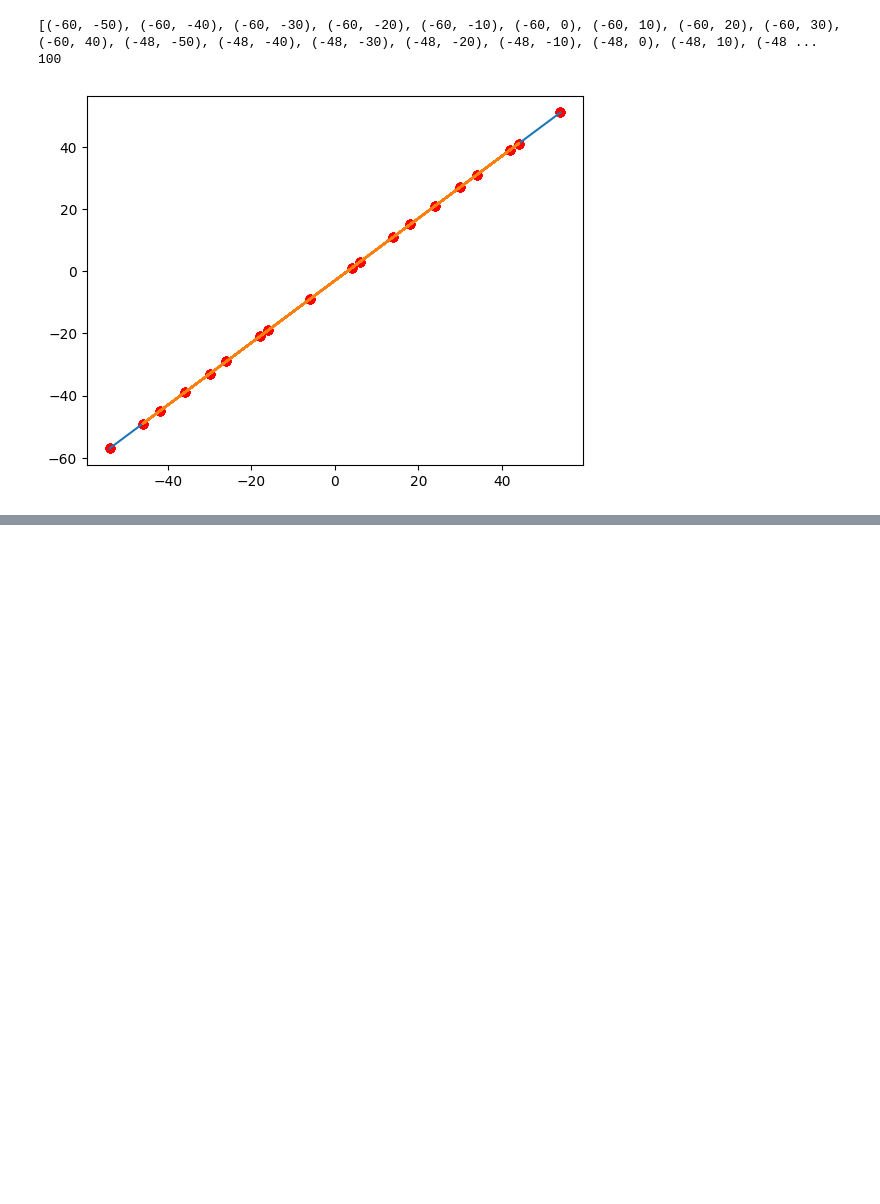
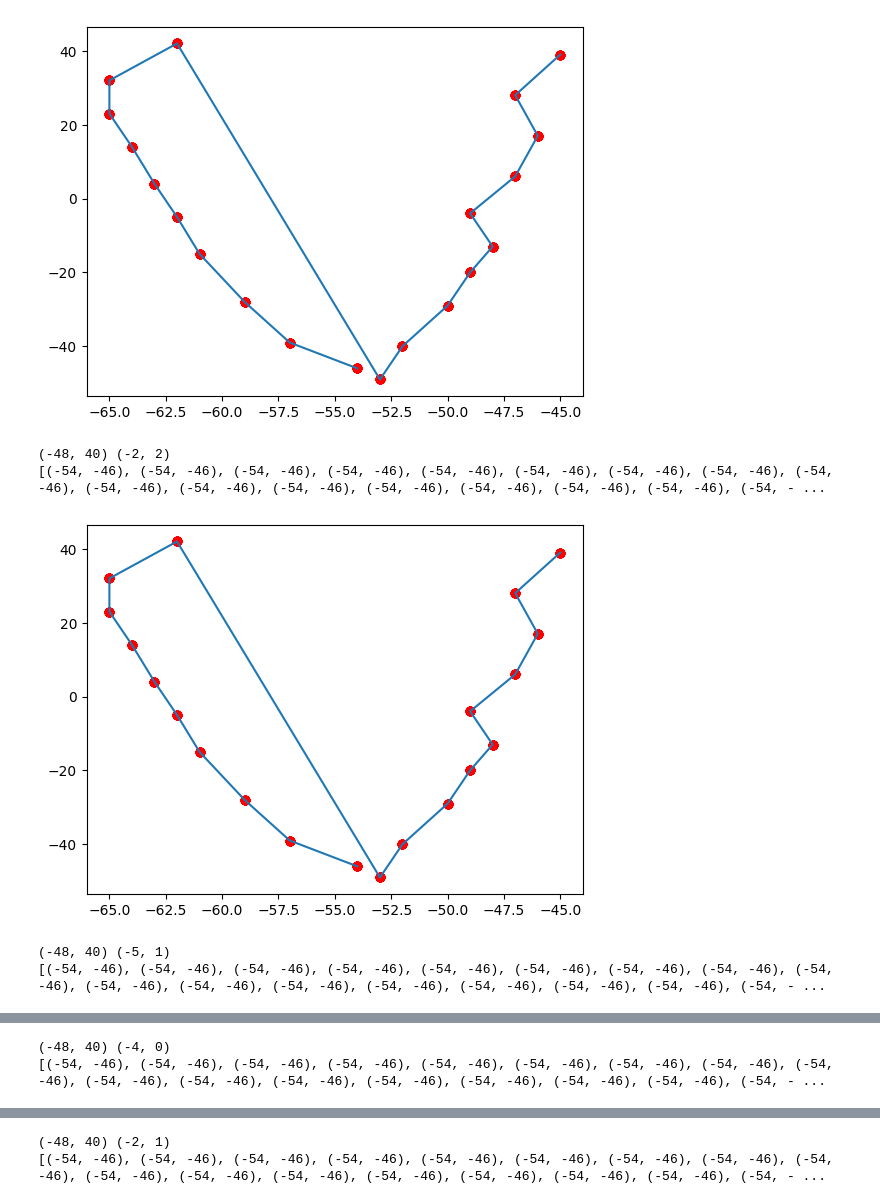
Before and after one commit to hermann-wenninger/open_cv_tutorial, a Jupyter notebook: vectors/vector.ipynb, the cells around one changed output, grey strips where cells are left out. Saved outputs shown, nothing was run; the diff lists cells and outputs as text; code cells hidden in the pictures; blank space fills up the shorter version.

```diff
--- a/vectors/vector.ipynb
+++ b/vectors/vector.ipynb
@@ -38,21 +32,36 @@ draw(d_vectors)
 # %%
 def hundred_dinos(d_vectors):
     translations = [(12*x,10*y)
                     for x in range(-5,5)
                     for y in range(-5,5)]
     dinos = [(translate(t, d_vectors))for t in translations]
     print(translations)
     print(len(dinos))
     draw(dinos)
 
 
 hundred_dinos(d_vectors)
+def add(x,y):
+    return x + y
 
 def base_vector_translation(base_vector):
+    base_list = []
     translations = [(12*x,10*y) for x in range(-5,5) for y in range(-5,5)]
     for i in range(len(translations)):
         for j in range(len(base_vector)):
+            print(translations[i],base_vector[j])
+            x = add(translations[i][0], base_vector[i][0])
+            y = add(translations[i][1], base_vector[i][1])
+            z = x,y
+
+            base_list.append(z)
+            print(base_list)
+            draw(base_list)
+base_vector_translation(d_vectors)
 # %% [output]
+[figure, new version]
-[(-60, -50), (-60, -40), (-60, -30), (-60, -20), (-60, -10), (-60, 0), (-60, 10), (-60, 20), (-60, 30), (-60, 40), (-48, -50), (-48, -40), (-48, -30), (-48, -20), (-48, -10), (-48, 0), (-48, 10), (-48 ...
-100
+(-48, 40) (-2, 2)
+[(-54, -46), (-54, -46), (-54, -46), (-54, -46), (-54, -46), (-54, -46), (-54, -46), (-54, -46), (-54, -46), (-54, -46), (-54, -46), (-54, -46), (-54, -46), (-54, -46), (-54, -46), (-54, -46), (-54, - ...
-[figure, old version]
+[figure, added]
+(-48, 40) (-5, 1)
+[(-54, -46), (-54, -46), (-54, -46), (-54, -46), (-54, -46), (-54, -46), (-54, -46), (-54, -46), (-54, -46), (-54, -46), (-54, -46), (-54, -46), (-54, -46), (-54, -46), (-54, -46), (-54, -46), (-54, - ...
@@ -58,0 +69,2 @@ def base_vector_translation(base_vector):
+(-48, 40) (-4, 0)
+[(-54, -46), (-54, -46), (-54, -46), (-54, -46), (-54, -46), (-54, -46), (-54, -46), (-54, -46), (-54, -46), (-54, -46), (-54, -46), (-54, -46), (-54, -46), (-54, -46), (-54, -46), (-54, -46), (-54, - ...
@@ -58,0 +72,2 @@ def base_vector_translation(base_vector):
+(-48, 40) (-2, 1)
+[(-54, -46), (-54, -46), (-54, -46), (-54, -46), (-54, -46), (-54, -46), (-54, -46), (-54, -46), (-54, -46), (-54, -46), (-54, -46), (-54, -46), (-54, -46), (-54, -46), (-54, -46), (-54, -46), (-54, - ...
```
Also changed, not shown: parts of 4 cells of this notebook.
